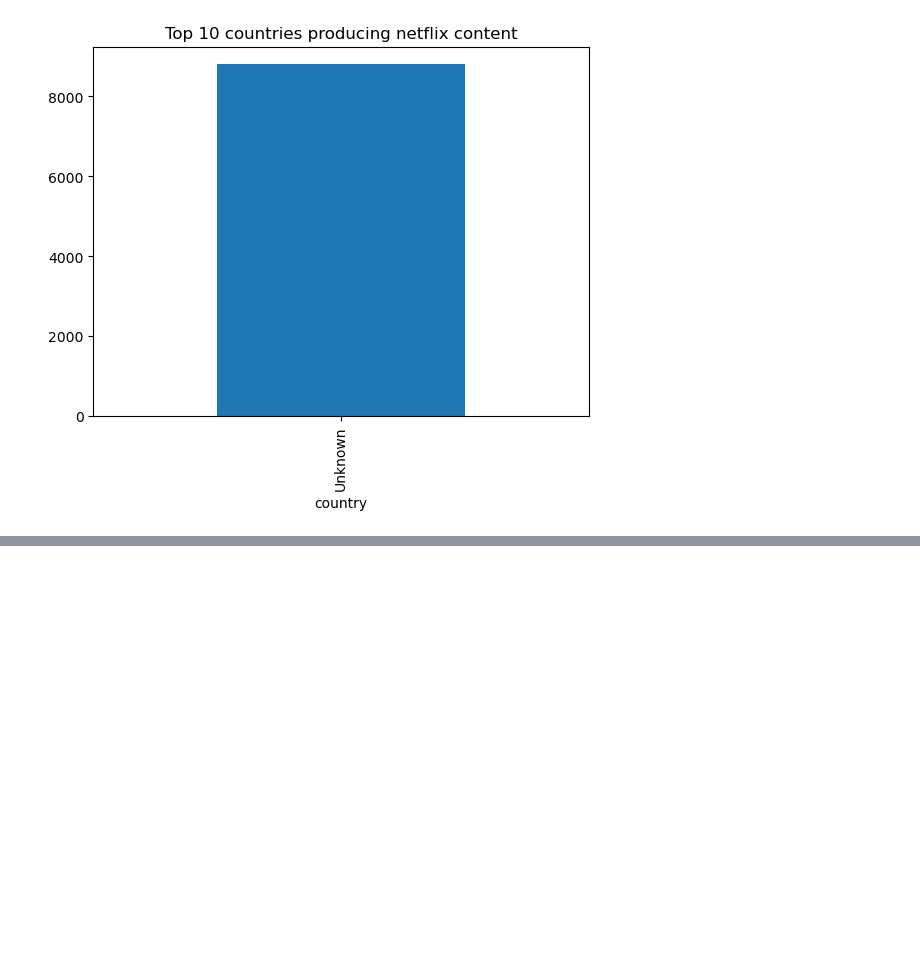
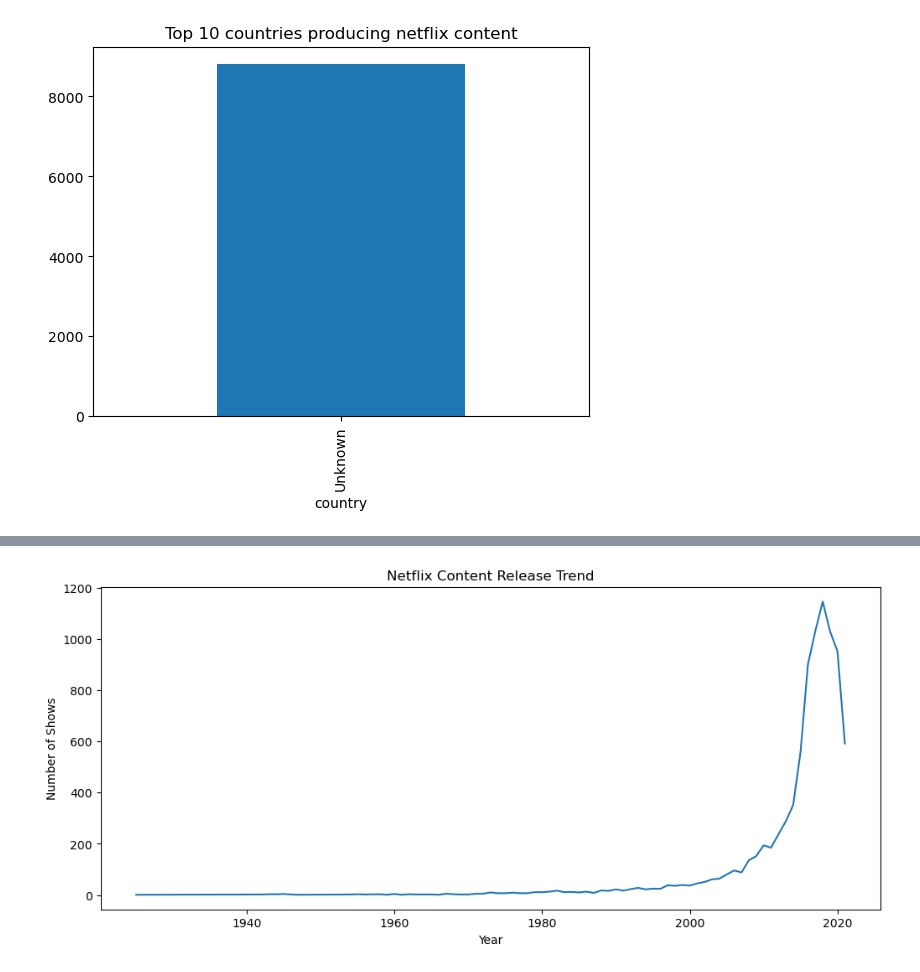
Before and after one commit to Ramsyash/Projects-1, a Jupyter notebook: Netflix_Analysis.ipynb, the cells around one changed output, grey strips where cells are left out. Saved outputs shown, nothing was run; the diff lists cells and outputs as text; code cells hidden in the pictures; blank space fills up the shorter version.

```diff
--- a/Netflix_Analysis.ipynb
+++ b/Netflix_Analysis.ipynb
@@ -83,0 +105,14 @@ plt.show()
+# %%
+# Release trend anlysis
+
+df["release_year"].value_counts().sort_index().plot(figsize=(12,5))
+
+plt.title("Netflix Content Release Trend")
+
+plt.xlabel("Year")
+
+plt.ylabel("Number of Shows")
+
+plt.show()
+# %% [output]
+[figure, added]
```
Also changed, not shown: parts of 4 cells of this notebook.
